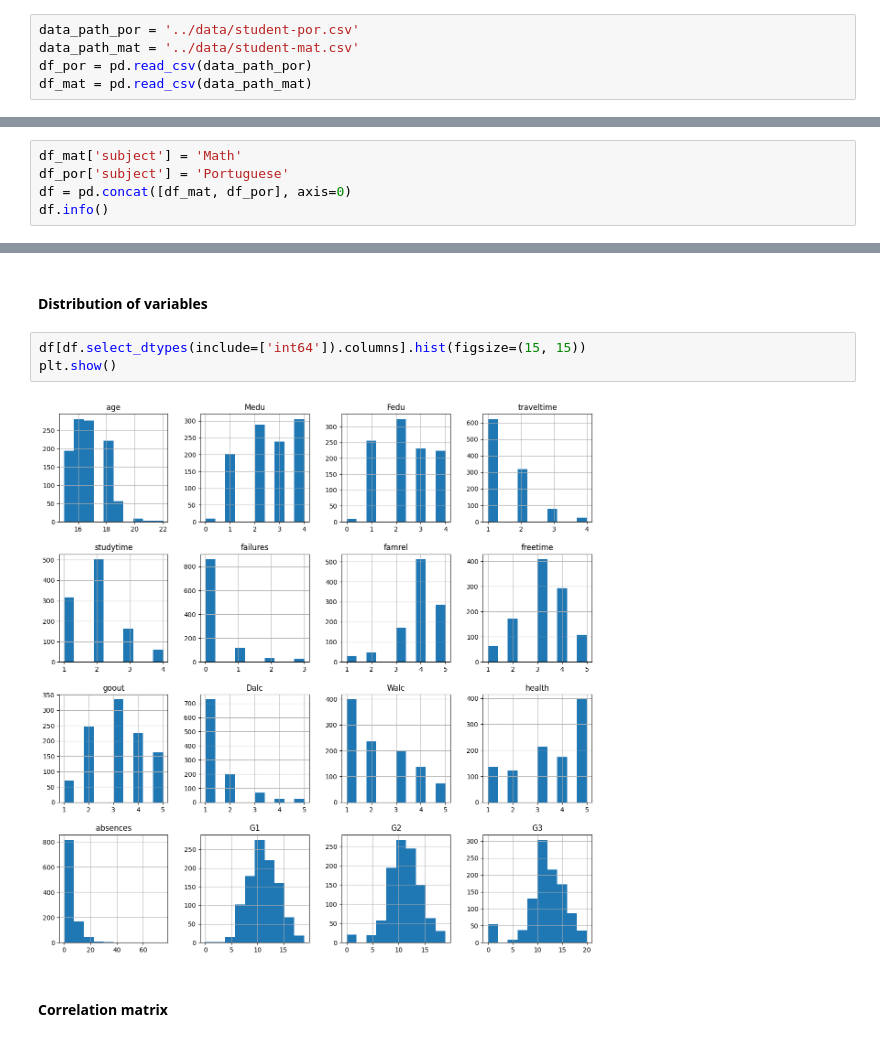
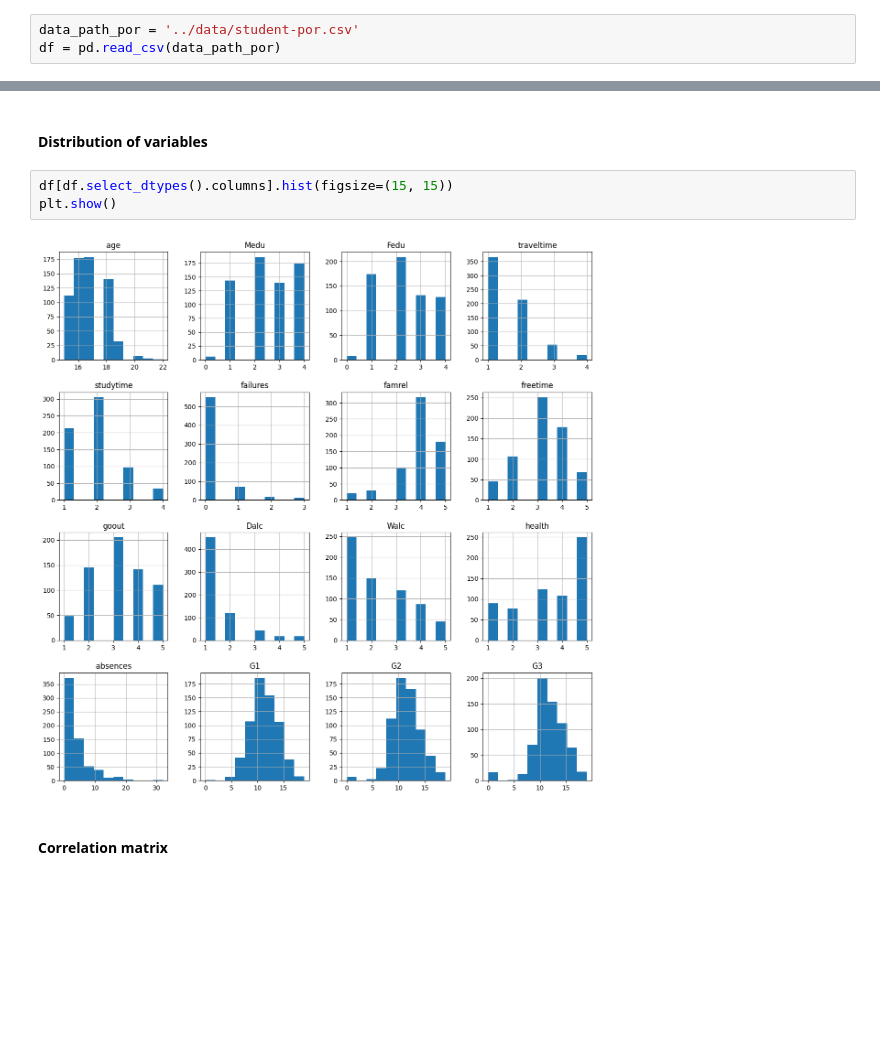
Before and after one commit to janchovanec/ZSU-Projekt, a Jupyter notebook: notebooks/eda.ipynb, the cells around one changed output, grey strips where cells are left out. Drawn from its saved outputs; the diff is of its cells as text; blank space fills up the shorter version.

```diff
--- a/notebooks/eda.ipynb
+++ b/notebooks/eda.ipynb
@@ -13,7 +13,5 @@ import seaborn as sns
 ### Import dataset
 # %%
 data_path_por = '../data/student-por.csv'
-data_path_mat = '../data/student-mat.csv'
-df_por = pd.read_csv(data_path_por)
-df_mat = pd.read_csv(data_path_mat)
+df = pd.read_csv(data_path_por)
 # %% [markdown]
@@ -110,5 +62,0 @@ The dataset contains 33 columns and 395 rows. The columns contain both numerical
-# %%
-df_mat['subject'] = 'Math'
-df_por['subject'] = 'Portuguese'
-df = pd.concat([df_mat, df_por], axis=0)
-df.info()
@@ -174,10 +104,10 @@ df.describe()
 # %% [markdown]
 #### Distribution of variables
 # %%
-df[df.select_dtypes(include=['int64']).columns].hist(figsize=(15, 15))
+df[df.select_dtypes().columns].hist(figsize=(15, 15))
 plt.show()
 # %% [output]
-[figure, old version]
+[figure, new version]
 # %% [markdown]
 #### Correlation matrix
 # %%
```
Also changed, not shown: parts of 18 cells of this notebook.
